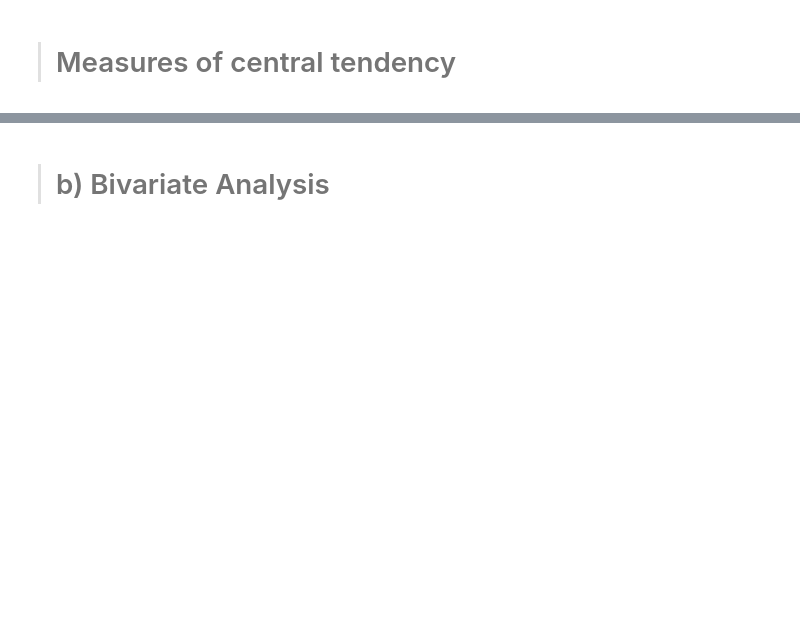
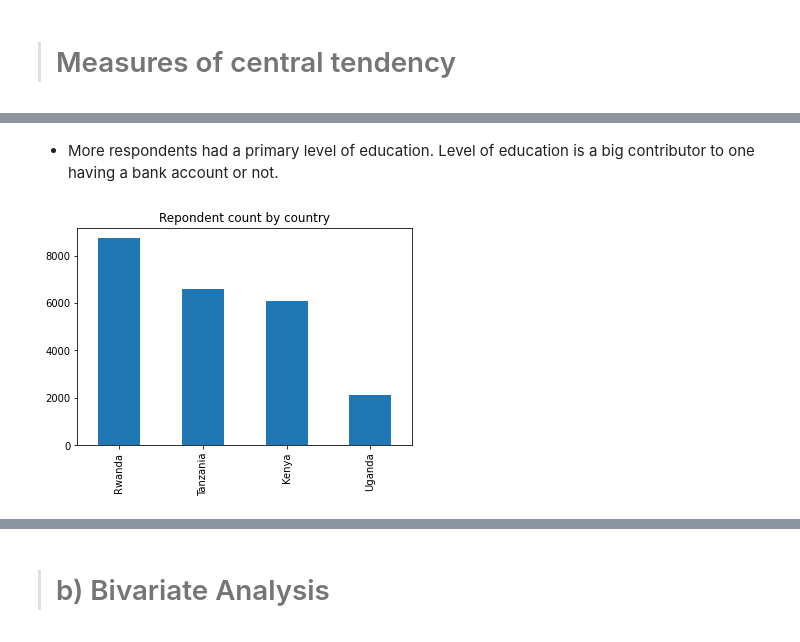
Before and after one commit to WinnieAnyoso/week-2-IP-core-, a Jupyter notebook: week2_Independent_project_core.ipynb, the cells around one changed output, grey strips where cells are left out. Saved outputs shown, nothing was run; the diff lists cells and outputs as text; code cells hidden in the pictures; blank space fills up the shorter version.

```diff
--- a/week2_Independent_project_core.ipynb
+++ b/week2_Independent_project_core.ipynb
@@ -300,0 +373,10 @@ kurtosis = 0.09844652254807196
+# %% [markdown]
+* More respondents had a primary level of education. Level of education is a big contributor to one having a bank account or not.
+# %%
+# checking the countries based on their respondent counts using a bar chart
+
+df['country'].value_counts().plot.bar()
+plt.title('Repondent count by country')
+plt.show()
+# %% [output]
+[figure, added]
```
Also changed, not shown: parts of 52 cells of this notebook.
